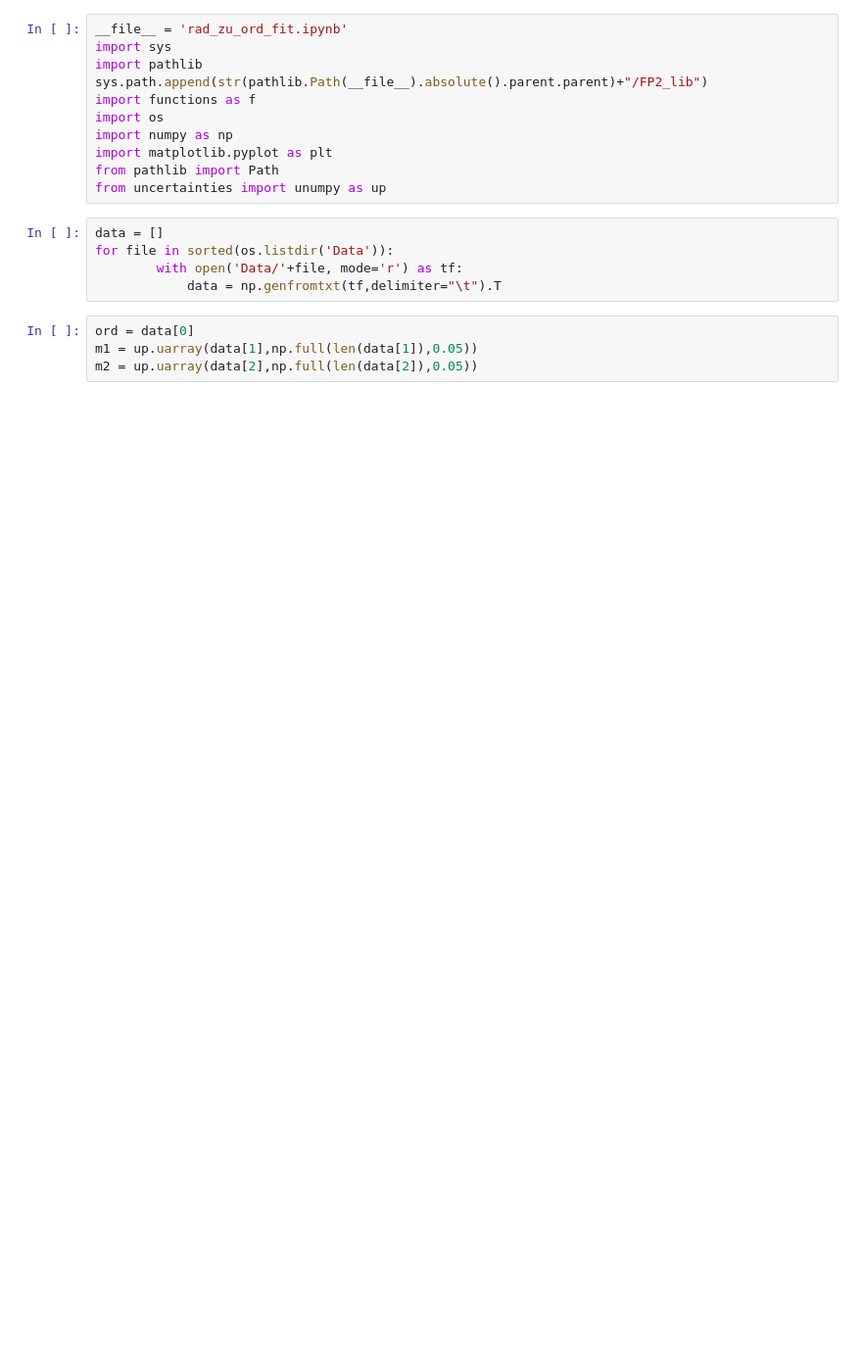
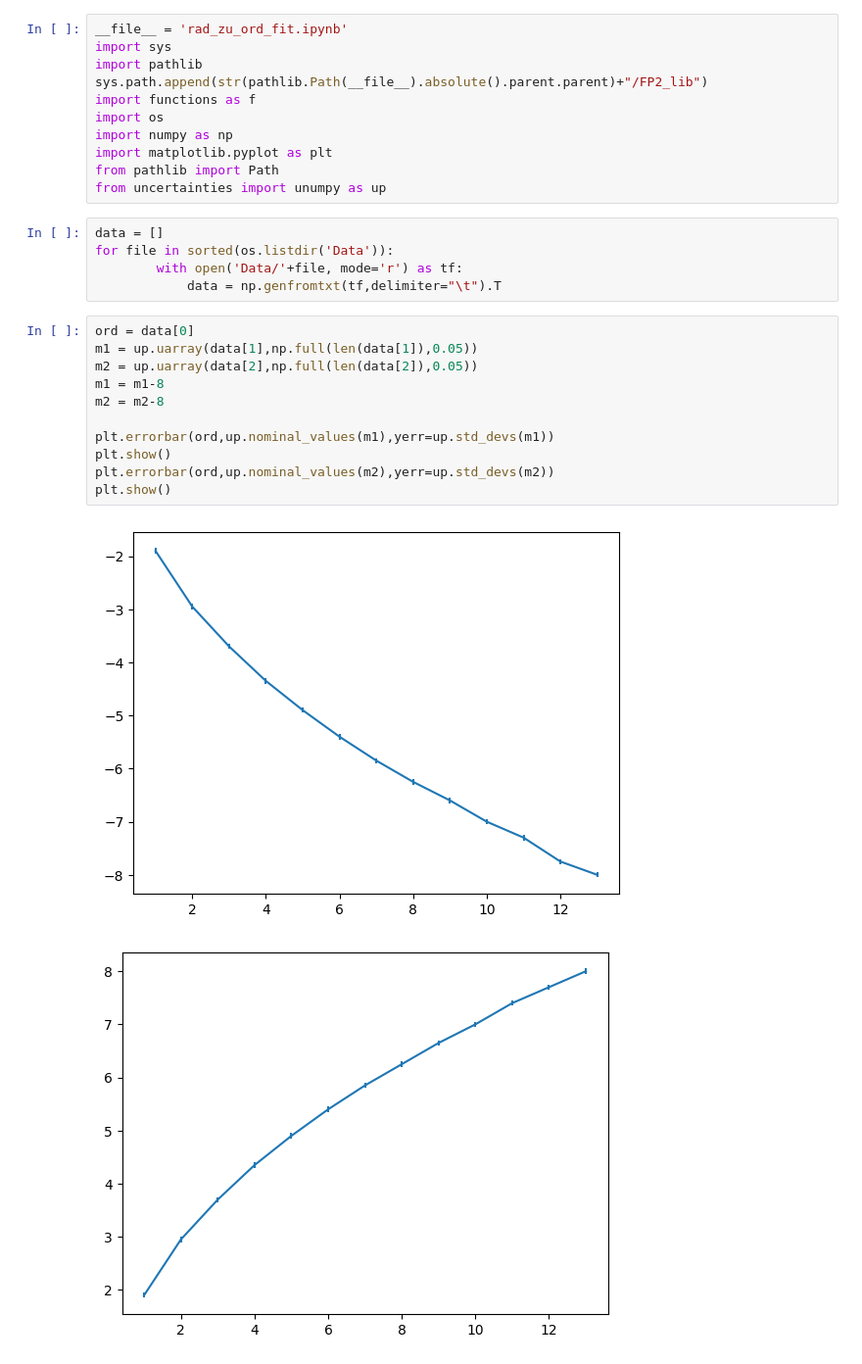
Before and after one commit to Friedrich-Jahns/Fortgeschrittenen-Praktikum-Physik, a Jupyter notebook: FP2_Zeemann/rad_zu_ord_fit/rad_zu_ord_fit.ipynb, the cells around one changed output. Shown at 98% size. Saved outputs shown, nothing was run; the diff lists cells and outputs as text; blank space fills up the shorter version.

```diff
--- a/FP2_Zeemann/rad_zu_ord_fit/rad_zu_ord_fit.ipynb
+++ b/FP2_Zeemann/rad_zu_ord_fit/rad_zu_ord_fit.ipynb
@@ -17,6 +17,16 @@ for file in sorted(os.listdir('Data')):
 # %%
 ord = data[0]
 m1 = up.uarray(data[1],np.full(len(data[1]),0.05))
 m2 = up.uarray(data[2],np.full(len(data[2]),0.05))
+m1 = m1-8
+m2 = m2-8
+
+plt.errorbar(ord,up.nominal_values(m1),yerr=up.std_devs(m1))
+plt.show()
+plt.errorbar(ord,up.nominal_values(m2),yerr=up.std_devs(m2))
+plt.show()
+# %% [output]
+[figure, added]
+[figure, added]
 # %%
 #kp ob das richtig is sost nehmen wa nur2
```
Also changed, not shown: parts of 3 cells of this notebook, 1 other file.
